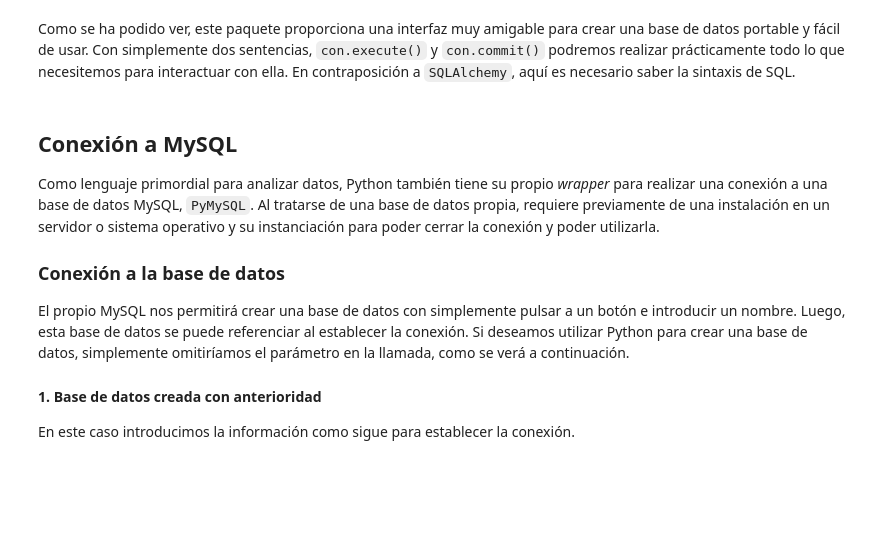
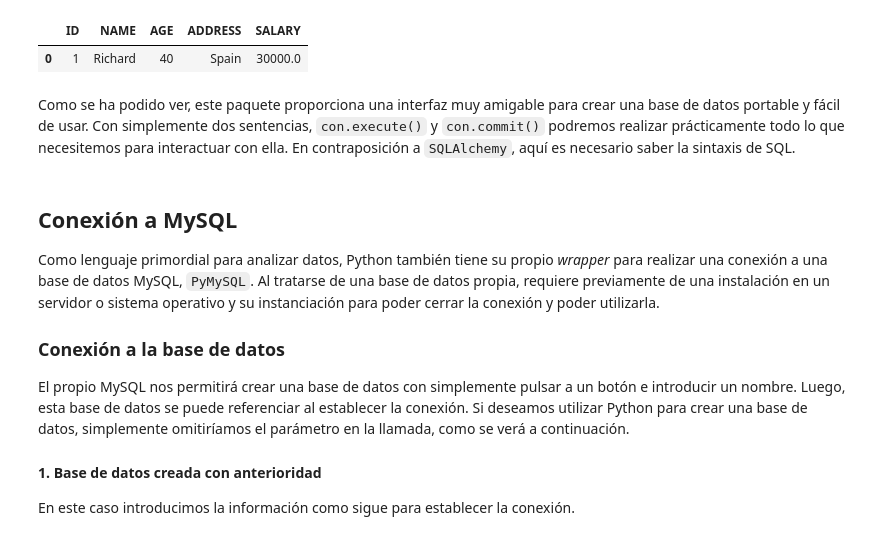
Before and after one commit to WistonTravieso/DS-Databases, a Jupyter notebook: 04-store/connecting-to-sql-databases.es.ipynb, the cells around one changed output. Drawn from its saved outputs; the diff is of its cells as text; code cells hidden in the pictures; blank space fills up the shorter version.

```diff
--- a/04-store/connecting-to-sql-databases.es.ipynb
+++ b/04-store/connecting-to-sql-databases.es.ipynb
@@ -54 +59,6 @@ cursor_df
+# %%
+cursor_df
+# %% [output]
+|  | ID | NAME | AGE | ADDRESS | SALARY |
+| 0 | 1 | Richard | 40 | Spain | 30000.0 |
 # %%
```
Also changed, not shown: parts of 9 cells of this notebook.
